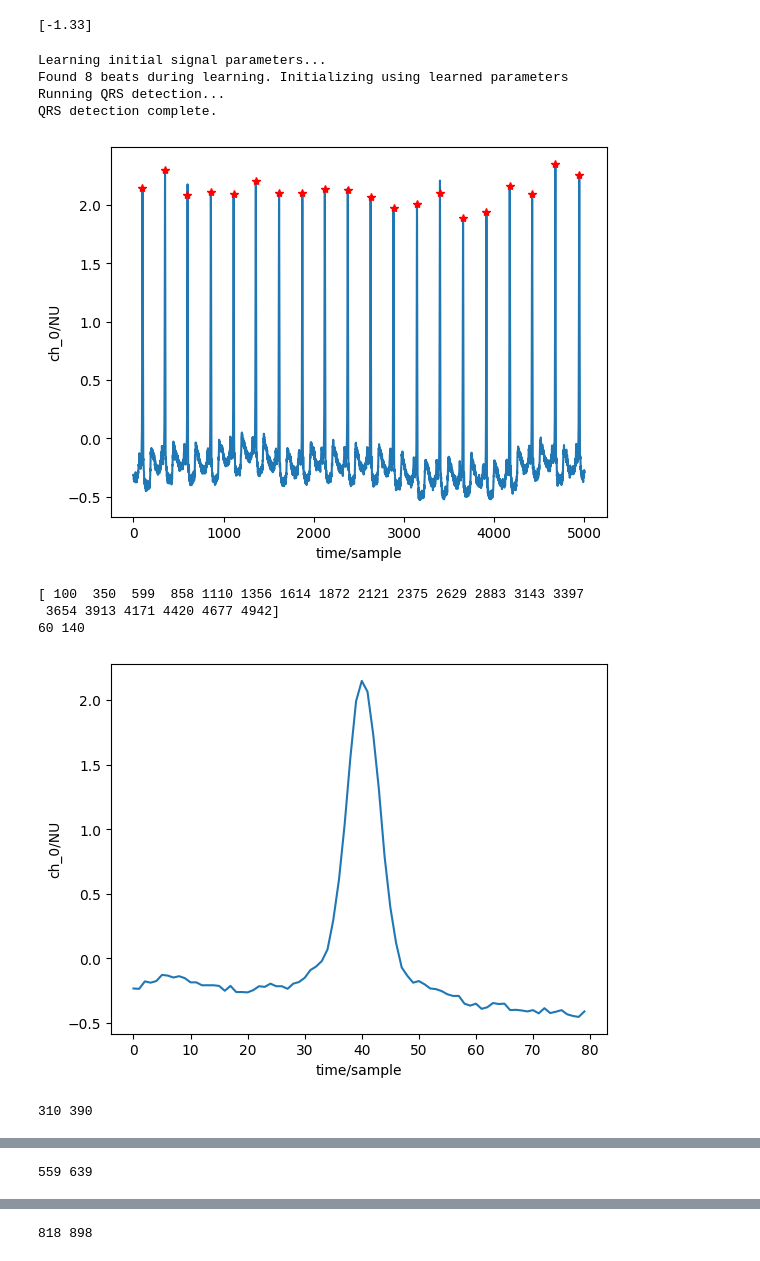
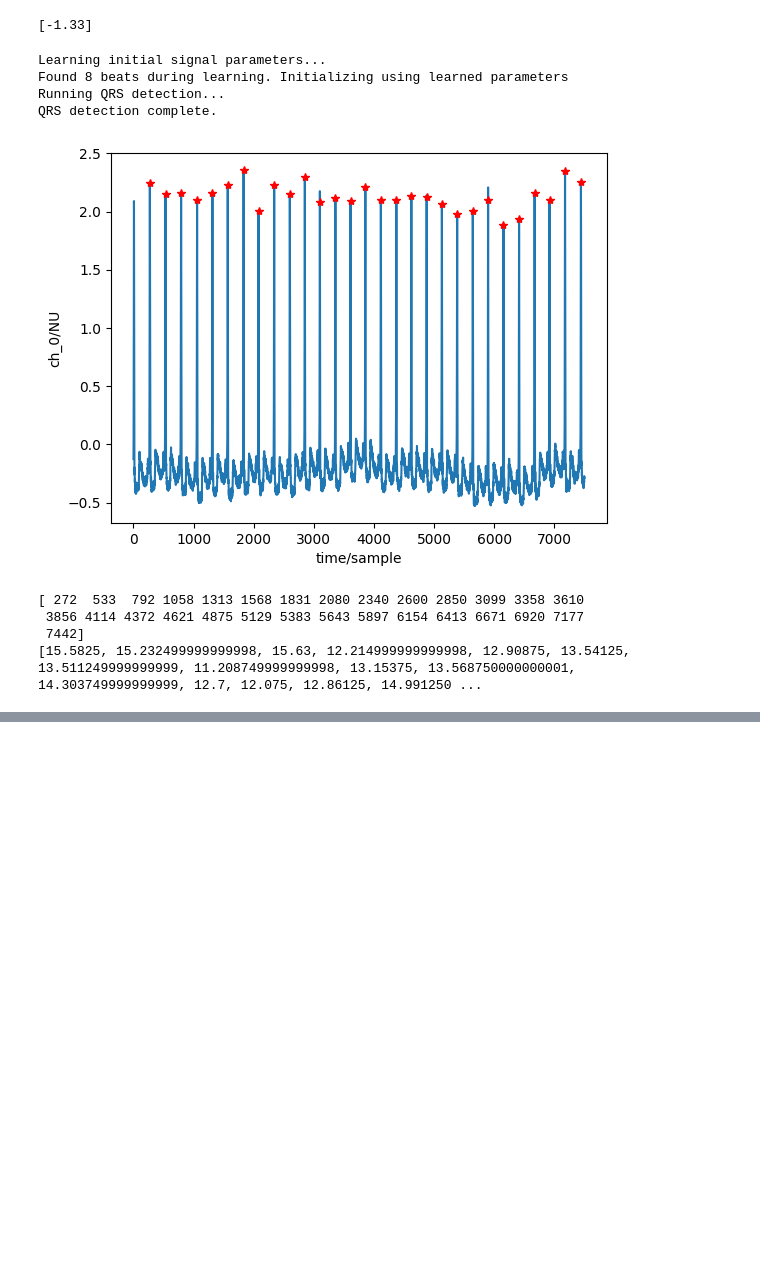
Before and after one commit to zodwick/ventricular-fibrillation-prediction-model, a Jupyter notebook: code.ipynb, the cells around one changed output, grey strips where cells are left out. Cells and saved outputs as stored; diff of their text form; code cells hidden in the pictures; blank space fills up the shorter version.

```diff
--- a/code.ipynb
+++ b/code.ipynb
@@ -120,37 +120,41 @@ print(peak_areas)
 # %%
 import wfdb
 import math
 from wfdb import processing  # for xqrs detection
+import numpy as np
 
 file_path = r"D:\vf predict\cu-ventricular-tachyarrhythmia-database-1.0.0"
 file_name = "\cu01"
 file_destination = file_path+file_name
 stop = 53542
-start = stop - 5000  # 7500 samples = 30 seconds
+start = stop - 7500  # 7500 samples = 30 seconds
 
 
 sig, fields = wfdb.rdsamp(file_destination, channels=[0], sampfrom=start, sampto=stop)
 xqrs = processing.XQRS(sig=sig[:, 0], fs=fields['fs'])
 xqrs.detect()
-wfdb.plot_items(signal=sig, ann_samp=[xqrs.qrs_inds])
+# wfdb.plot_items(signal=sig, ann_samp=[xqrs.qrs_inds])
 print(xqrs.qrs_inds)
 
 
-
+peak_areas = []
 for i in range(len(xqrs.qrs_inds)):
-    peak_start = xqrs.qrs_inds[i]-40
-    peak_end = xqrs.qrs_inds[i]+40
-    print(peak_start, peak_end)
+    peak_start = xqrs.qrs_inds[i]-10
+    peak_end = xqrs.qrs_inds[i]+10
+    # print(peak_start, peak_end)
     peak_signal = sig[peak_start:peak_end]
-    wfdb.plot_items(signal=peak_signal)
+    # wfdb.plot_items(signal=peak_signal)
+    # print(peak_signal.flatten())
+    peak_area = np.trapz(peak_signal.flatten())
+    peak_areas.append(peak_area)
+    # print("area", peak_area)
 # %% [output]
 Learning initial signal parameters...
 Found 8 beats during learning. Initializing using learned parameters
 Running QRS detection...
 QRS detection complete.
-[figure, old version]
+[figure, new version]
-[ 100  350  599  858 1110 1356 1614 1872 2121 2375 2629 2883 3143 3397
- 3654 3913 4171 4420 4677 4942]
-60 140
+[ 272  533  792 1058 1313 1568 1831 2080 2340 2600 2850 3099 3358 3610
+ 3856 4114 4372 4621 4875 5129 5383 5643 5897 6154 6413 6671 6920 7177
+ 7442]
+[15.5825, 15.232499999999998, 15.63, 12.214999999999998, 12.90875, 13.54125, 13.511249999999999, 11.208749999999998, 13.15375, 13.568750000000001, 14.303749999999999, 12.7, 12.075, 12.86125, 14.991250 ...
-[figure, removed]
-310 390
@@ -158 +160,0 @@ QRS detection complete.
-559 639
@@ -160 +160,0 @@ QRS detection complete.
-818 898
```
Also changed, not shown: parts of 3 cells of this notebook.
